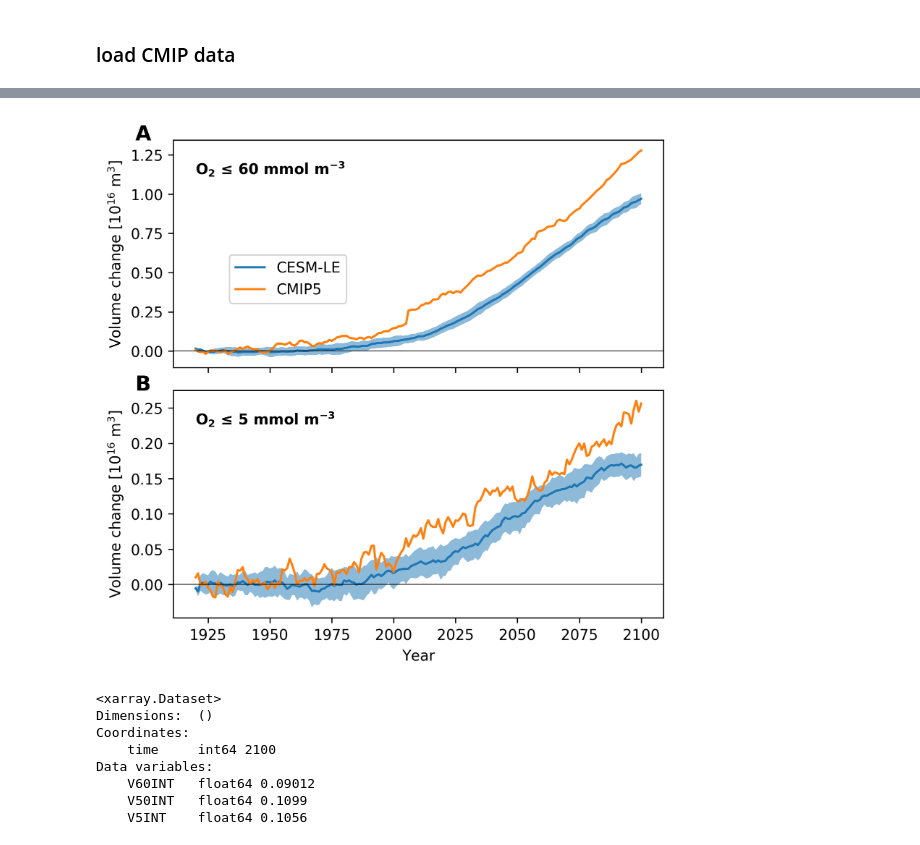
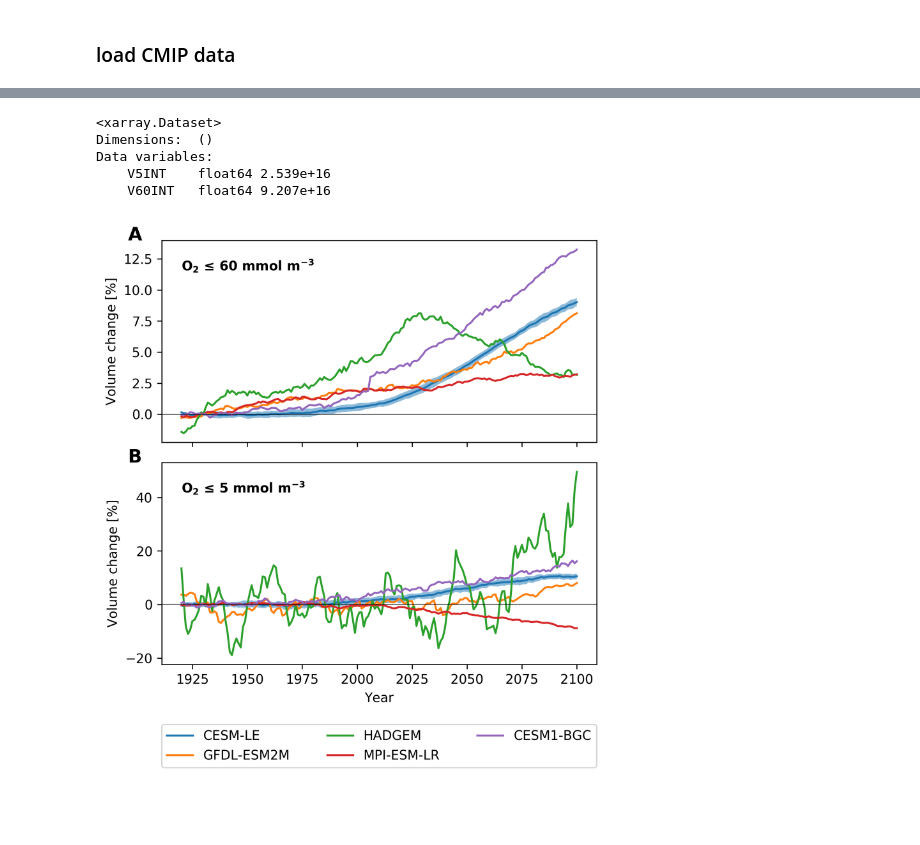
Before and after one commit to matt-long/iucn-deoxygenation-report, a Jupyter notebook: plot_cesm_cmip_volume_census.ipynb, the cells around one changed output, grey strips where cells are left out. Cells and saved outputs as stored; diff of their text form; code cells hidden in the pictures; blank space fills up the shorter version.

```diff
--- a/plot_cesm_cmip_volume_census.ipynb
+++ b/plot_cesm_cmip_volume_census.ipynb
@@ -92,0 +66,26 @@ Data variables:
+# %%
+from collections import OrderedDict
+model = OrderedDict([('GFDL-ESM2M','data/IUCN_volO2ts_GFDLESM2M.nc'),
+                     ('HADGEM','data/IUCN_volO2ts_HadGEM.nc'),
+                     #('IPSL-CM5A-LR','data/IUCN_volO2ts_IPSL.nc'),
+                     ('MPI-ESM-LR','data/IUCN_volO2ts_MPI.nc'),
+                     ('CESM1-BGC','data/IUCN_volO2ts_CESM.nc')])
+
+files = [glob(f)[0] for m,f in model.items()]
+cmip = {}
+for f in files:
+    dsi = xr.open_dataset(f)
+    if 'TIME1' in dsi:
+        dsi = dsi.rename({'TIME1':'time'})
+    elif 'TIME3' in dsi:
+        dsi = dsi.rename({'TIME3':'time'})
+    dsi = dsi.rename({'V50INT':'V60INT'})
+    if cmip:
+        cmip = xr.concat((cmip,dsi),dim='model')
+    else:
+        cmip = dsi
+
+cmip['time'] = xr.DataArray(np.arange(1861,2101,1),dims=('time'))
+cmip = cmip.sel(time=slice(1920,2100))
+
+cmip
@@ -93,3 +104,14 @@ Data variables:
+# %%
+cmip_baseline = cmip.sel(time=slice(1920,1939)).mean(dim='time')
+print cmip_baseline.mean(dim='model')
+
+cmip = 100.*(cmip - cmip_baseline)/cmip_baseline
+# %% [output]
+<xarray.Dataset>
+Dimensions:  ()
+Data variables:
+    V5INT    float64 2.539e+16
+    V60INT   float64 9.207e+16
 # %%
 plot_name = os.path.join(diro['fig'],'volume-census.pdf')
 fig = plt.figure(figsize=(6,6),dpi=300)
@@ -101,47 +123,39 @@ label = {'V60INT': u'O$_2$ ≤ 60 mmol m$^{-3}$',
          'V5INT': u'O$_2$ ≤ 5 mmol m$^{-3}$'}
 for i,v in enumerate(['V60INT','V5INT']):
     ax = fig.add_subplot(gs[i,0])
 
-    ax.fill_between(ds.time,(dsa[v]-dss[v])*1e-16,(dsa[v]+dss[v])*1e-16,alpha=0.5)
-    ax.plot(ds.time,dsa[v]*1e-16,label='CESM-LE')
-    ax.plot(cmip.time,cmip[v]*1e-16,label='CMIP5')
+    ax.fill_between(ds.time,(dsa[v]-dss[v]),(dsa[v]+dss[v]),alpha=0.5)
+    ax.plot(ds.time,dsa[v],label='CESM-LE')
+    for m in range(len(cmip.model)):
+        ax.plot(cmip.time,cmip[v][m,:],label=model.keys()[m])
     ylm = ax.get_ylim()
 
     ax.text(1920,ylm[1]-0.15*np.diff(ylm),label[v],fontweight='bold')
-    ax.set_ylabel('Volume change [10$^{16}$ m$^{3}$]')
+    ax.set_ylabel('Volume change [%]')
 
     ax.axhline(0,linewidth=0.5,color='black')
 
 
 axs = fig.get_axes()
 axs[0].set_xticklabels([])
 axs[-1].set_xlabel('Year')
 
 handles, labels = axs[0].get_legend_handles_labels()
-axs[0].legend(handles, labels,bbox_to_anchor=(0.1,0.25))
+#axs[0].legend(handles,labels,bbox_to_anchor=(0.,0.25),columns=2)
 
+axs[-1].legend(bbox_to_anchor=(0., -0.4, 1., .102),
+           ncol=3, mode="expand", borderaxespad=0.)
 gs.update(hspace=0.1)
 
 alp = [chr(i).upper() for i in range(97,97+26)]
 for i,ax in enumerate(axs):
     p = ax.get_position()
     y = p.y1+0.00
     x = p.x0-0.06
     fig.text(x,y,'%s'%alp[i],
              fontsize=14.,
              fontweight = 'semibold')
 
 plt.savefig(plot_name,bbox_inches='tight')
 # %% [output]
-[figure, old version]
+[figure, new version]
-# %%
-dsa.isel(time=-1)/cesm_baseline
-# %% [output]
-<xarray.Dataset>
-Dimensions:  ()
-Coordinates:
-    time     int64 2100
-Data variables:
-    V60INT   float64 0.09012
-    V50INT   float64 0.1099
-    V5INT    float64 0.1056
```
Also changed, not shown: parts of 5 cells of this notebook, 19 other files.
